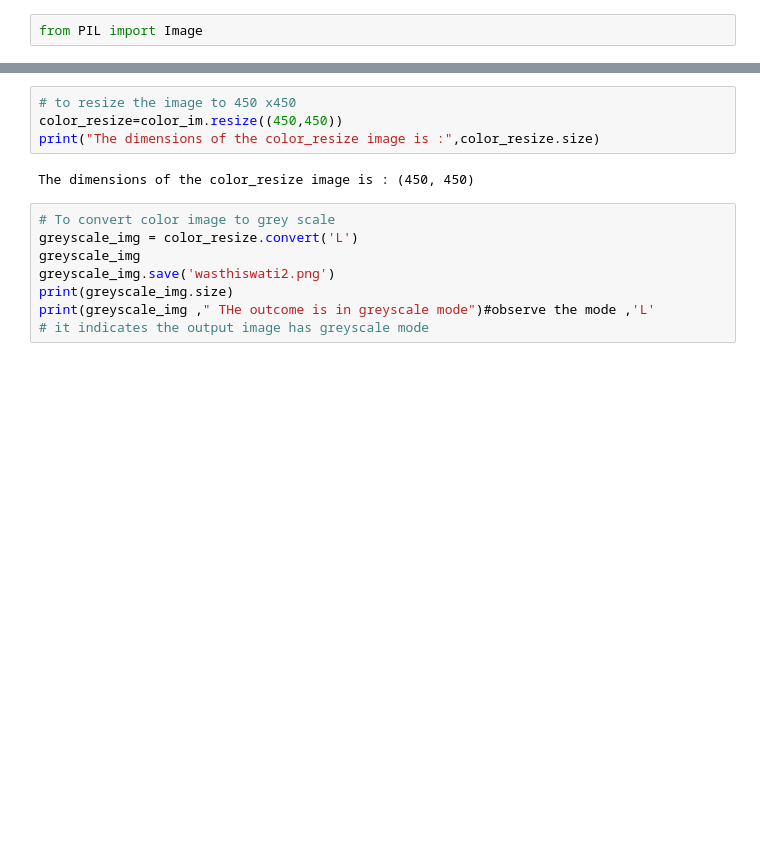
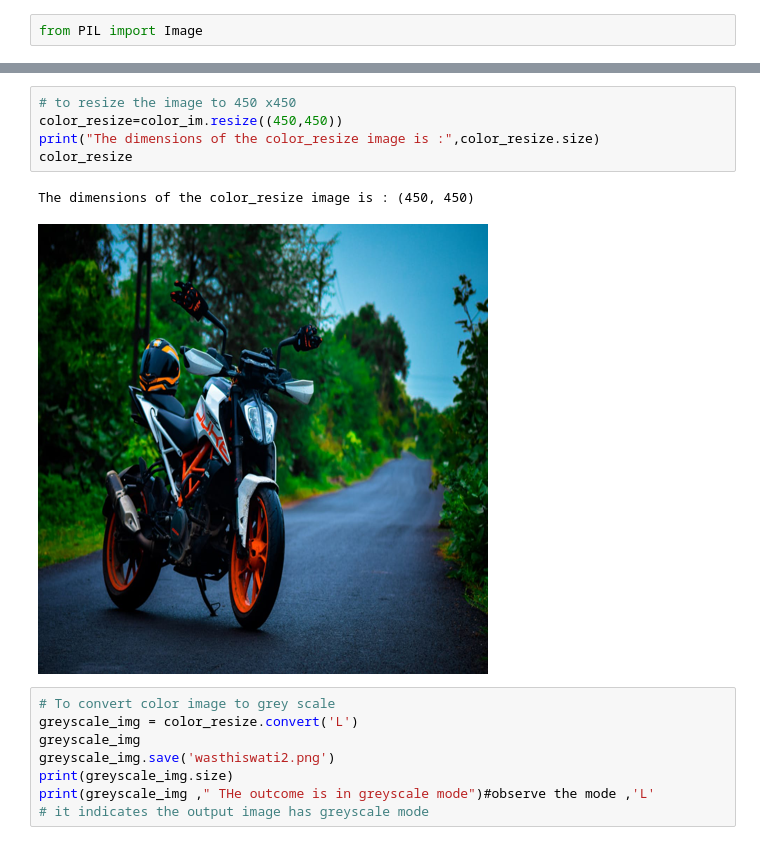
Before and after one commit to Udayasri-5/modeling_production_1, a Jupyter notebook: Model_Production_greyscale.ipynb, the cells around one changed output, grey strips where cells are left out. Cells and saved outputs as stored; diff of their text form; blank space fills up the shorter version.

```diff
--- a/Model_Production_greyscale.ipynb
+++ b/Model_Production_greyscale.ipynb
@@ -16,9 +18,11 @@ print(color_im) # by this we can see the mode , size
 # %%
 # to resize the image to 450 x450
 color_resize=color_im.resize((450,450))
 print("The dimensions of the color_resize image is :",color_resize.size)
+color_resize
 # %% [output]
 The dimensions of the color_resize image is : (450, 450)
+[figure, added]
 # %%
 # To convert color image to grey scale
 greyscale_img = color_resize.convert('L')
```
Also changed, not shown: parts of 2 cells of this notebook.
